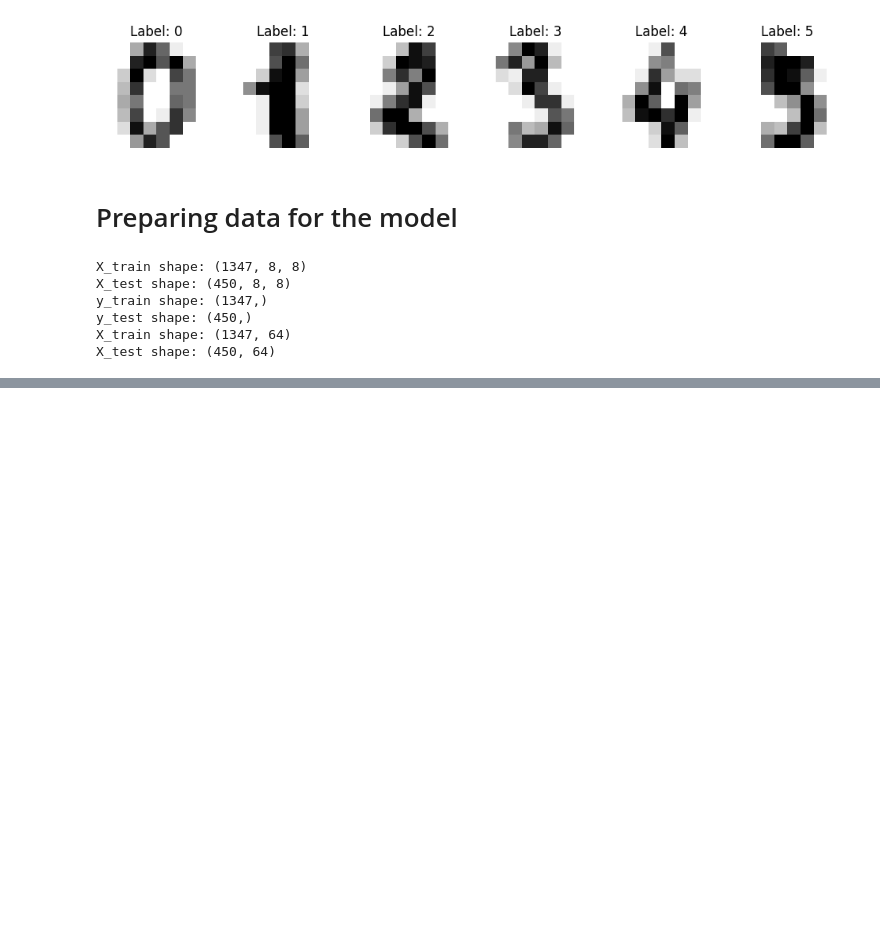
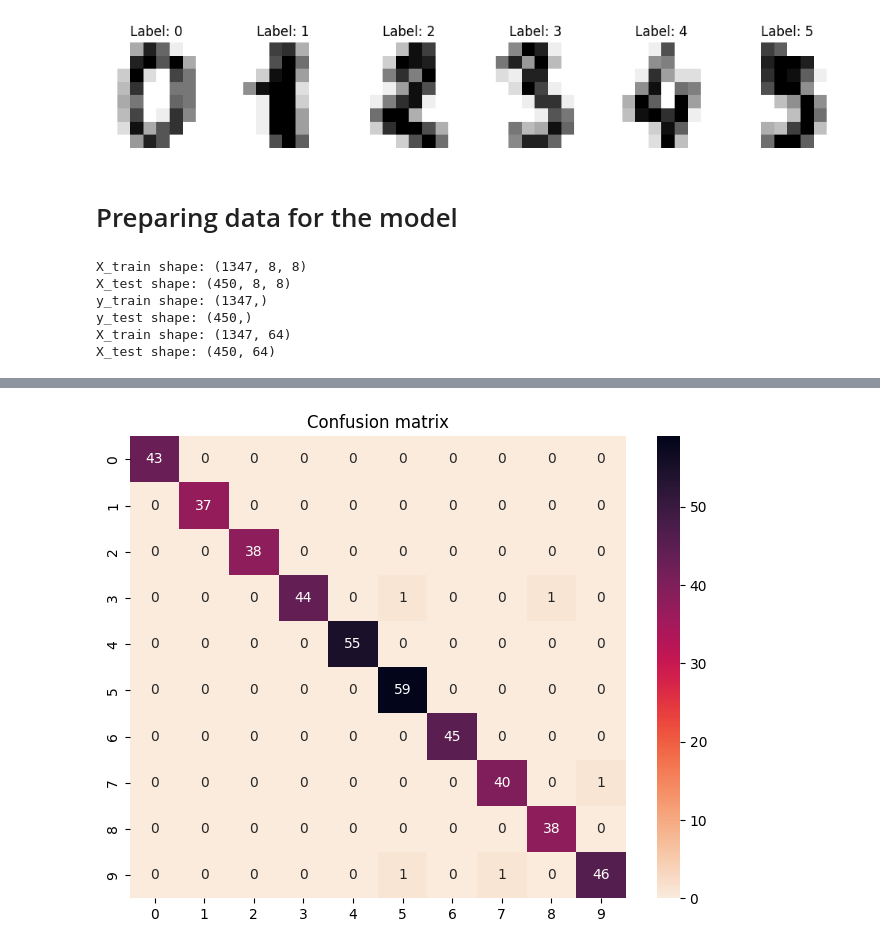
Before and after one commit to Ostryyy/digit_recognation, a Jupyter notebook: digit_recognation.ipynb, the cells around one changed output, grey strips where cells are left out. Cells and saved outputs as stored; diff of their text form; code cells hidden in the pictures; blank space fills up the shorter version.

Commit message:
the model was trained, the model was evaluated, and incorrect predictions were displayed

```diff
--- a/digit_recognation.ipynb
+++ b/digit_recognation.ipynb
@@ -66,0 +71,5 @@ X_test shape: (450, 64)
+# %%
+from sklearn.svm import SVC
+
+classifier = SVC(gamma=0.001,kernel='linear')
+classifier.fit(X_train, y_train)
@@ -66,0 +84,3 @@ X_test shape: (450, 64)
+# %%
+classifier = SVC(gamma=0.001,kernel='rbf')
+classifier.fit(X_train, y_train)
@@ -66,0 +95,3 @@ X_test shape: (450, 64)
+# %%
+y_pred = classifier.predict(X_test)
+y_pred
@@ -66,0 +135,3 @@ X_test shape: (450, 64)
+# %%
+cm = confusion_matrix(y_test, y_pred)
+cm
@@ -66,0 +149,6 @@ X_test shape: (450, 64)
+# %%
+plt.figure(figsize=(8,6))
+plt.title('Confusion matrix')
+_ = sns.heatmap(cm, annot=True, cmap=sns.cm.rocket_r)
+# %% [output]
+[figure, added]
```
Also changed, not shown: parts of 16 cells of this notebook.
